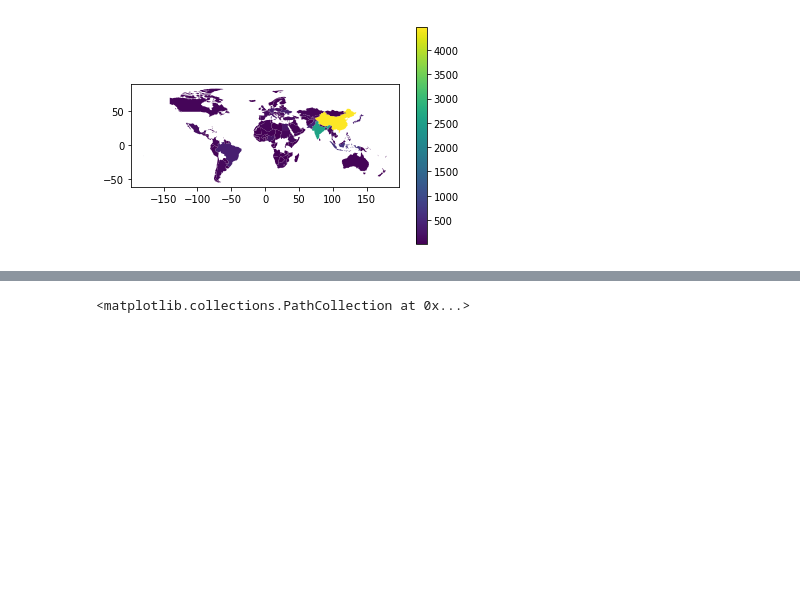
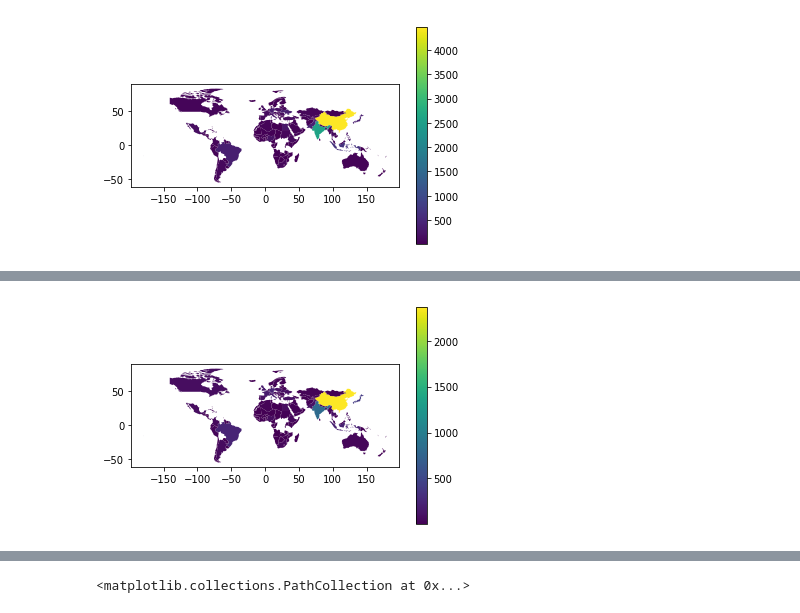
Before and after one commit to MeriemMar/data-labs, a Jupyter notebook: module-2/visualizing-real-world-data-project/your-code/Project.ipynb, the cells around one changed output, grey strips where cells are left out. Cells and saved outputs as stored; diff of their text form; code cells hidden in the pictures; blank space fills up the shorter version.

```diff
--- a/module-2/visualizing-real-world-data-project/your-code/Project.ipynb
+++ b/module-2/visualizing-real-world-data-project/your-code/Project.ipynb
@@ -258,0 +277,18 @@ world.plot(column='deaths',legend=True);
+# %%
+A = df_16.loc[:,'Afghanistan':'Zimbabwe'][df_16['General_cause']=="Malignant neoplasms"]
+B = A.sum(axis = 0, skipna = True)
+lst=[]
+for i in world['name']:
+    if i in B.index:
+            lst.append(B[i])
+
+    else:
+            lst.append(np.nan)
+
+world['cancers']=lst
+# %%
+world=world.dropna(subset=["cancers"])
+# %%
+world.plot(column='cancers',legend=True);
+# %% [output]
+[figure, added]
```
Also changed, not shown: parts of 12 cells of this notebook, 1 other file.
